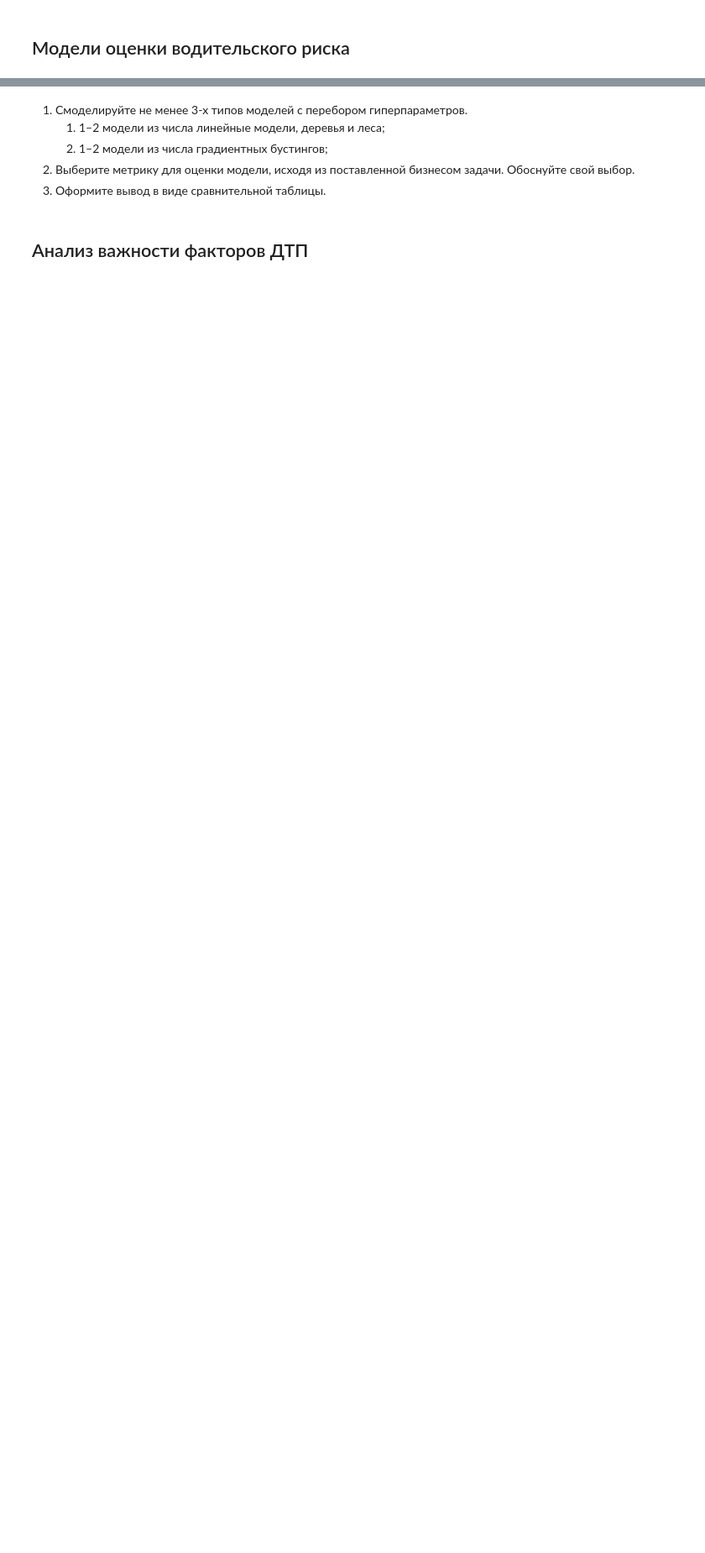
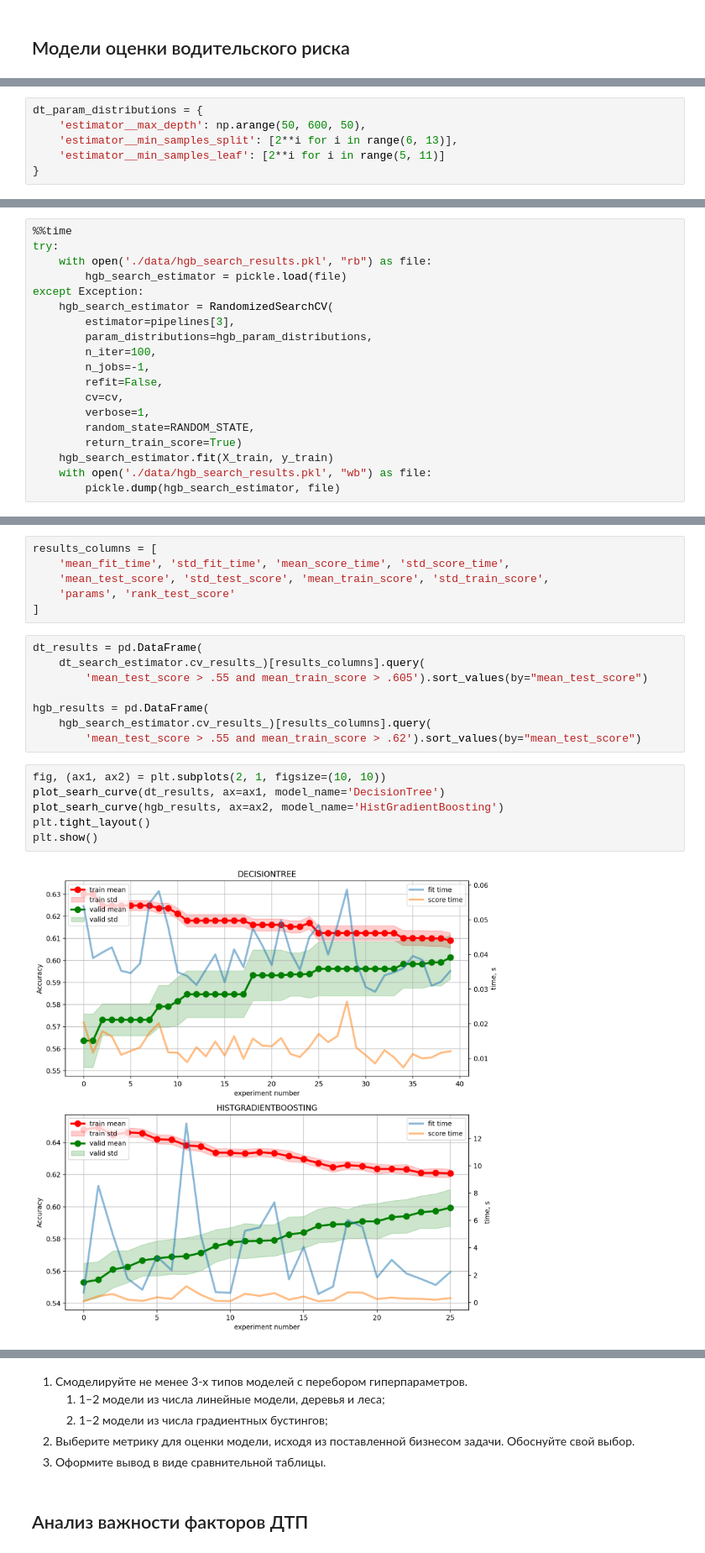
Before and after one commit to dimdasci/yp15-motor-vehicle-collisions, a Jupyter notebook: notebooks/yp15-motor-vehicle-collisions.ipynb, the cells around one changed output, grey strips where cells are left out. Shown at 84% size. Saved outputs shown, nothing was run; the diff lists cells and outputs as text; blank space fills up the shorter version.

Commit message:
trained models

```diff
--- a/notebooks/yp15-motor-vehicle-collisions.ipynb
+++ b/notebooks/yp15-motor-vehicle-collisions.ipynb
@@ -703,0 +1182,6 @@ columms =['party_type',     # Тип участника происшествия
+# %%
+dt_param_distributions = {
+    'estimator__max_depth': np.arange(50, 600, 50),
+    'estimator__min_samples_split': [2**i for i in range(6, 13)],
+    'estimator__min_samples_leaf': [2**i for i in range(5, 11)]
+}
@@ -703,0 +1225,19 @@ columms =['party_type',     # Тип участника происшествия
+# %%
+%%time
+try:
+    with open('./data/hgb_search_results.pkl', "rb") as file:
+        hgb_search_estimator = pickle.load(file)
+except Exception:
+    hgb_search_estimator = RandomizedSearchCV(
+        estimator=pipelines[3],
+        param_distributions=hgb_param_distributions,
+        n_iter=100,
+        n_jobs=-1,
+        refit=False,
+        cv=cv,
+        verbose=1,
+        random_state=RANDOM_STATE,
+        return_train_score=True)
+    hgb_search_estimator.fit(X_train, y_train)
+    with open('./data/hgb_search_results.pkl', "wb") as file:
+        pickle.dump(hgb_search_estimator, file)
@@ -703,0 +1250,22 @@ columms =['party_type',     # Тип участника происшествия
+# %%
+results_columns = [
+    'mean_fit_time', 'std_fit_time', 'mean_score_time', 'std_score_time',
+    'mean_test_score', 'std_test_score', 'mean_train_score', 'std_train_score',
+    'params', 'rank_test_score'
+]
+# %%
+dt_results = pd.DataFrame(
+    dt_search_estimator.cv_results_)[results_columns].query(
+        'mean_test_score > .55 and mean_train_score > .605').sort_values(by="mean_test_score")
+
+hgb_results = pd.DataFrame(
+    hgb_search_estimator.cv_results_)[results_columns].query(
+        'mean_test_score > .55 and mean_train_score > .62').sort_values(by="mean_test_score")
+# %%
+fig, (ax1, ax2) = plt.subplots(2, 1, figsize=(10, 10))
+plot_searh_curve(dt_results, ax=ax1, model_name='DecisionTree')
+plot_searh_curve(hgb_results, ax=ax2, model_name='HistGradientBoosting')
+plt.tight_layout()
+plt.show()
+# %% [output]
+[figure, added]
```
Also changed, not shown: parts of 71 cells of this notebook.
